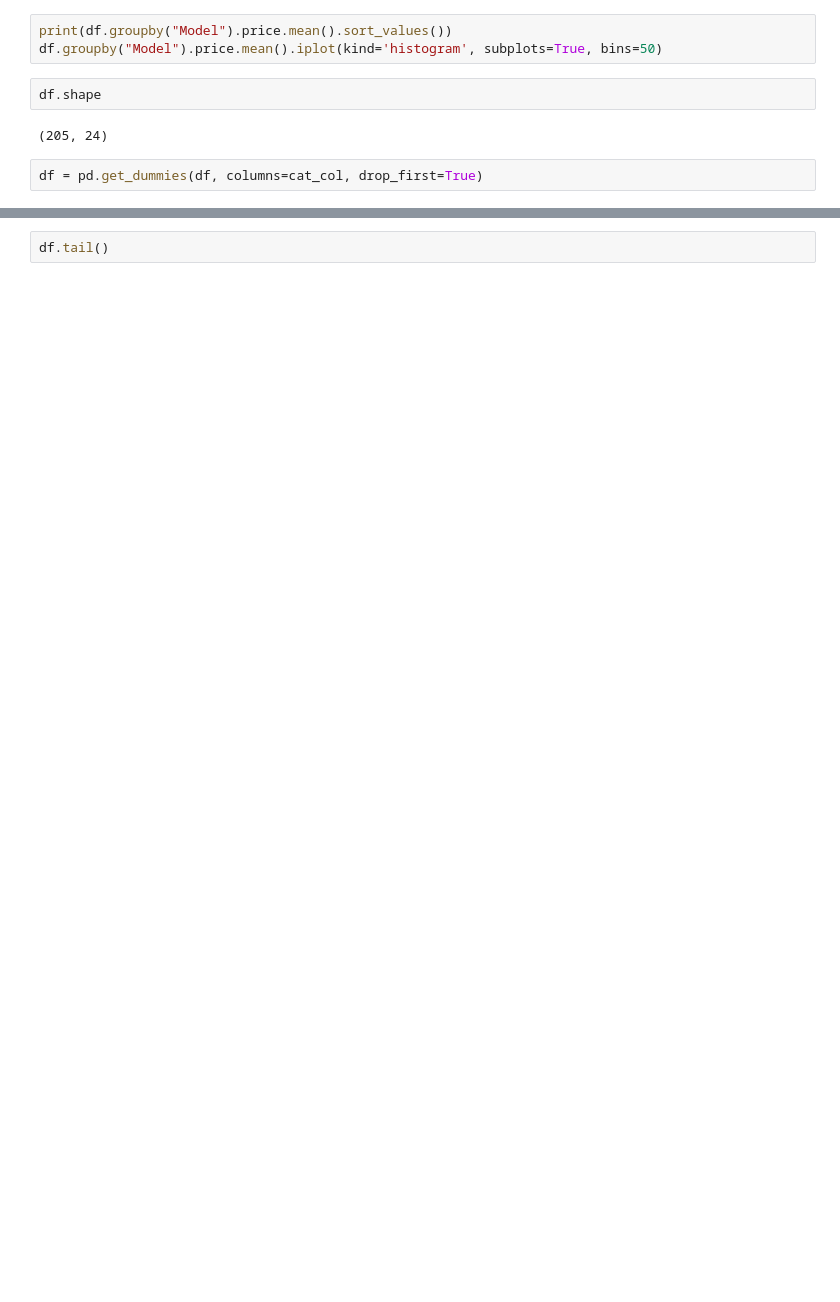
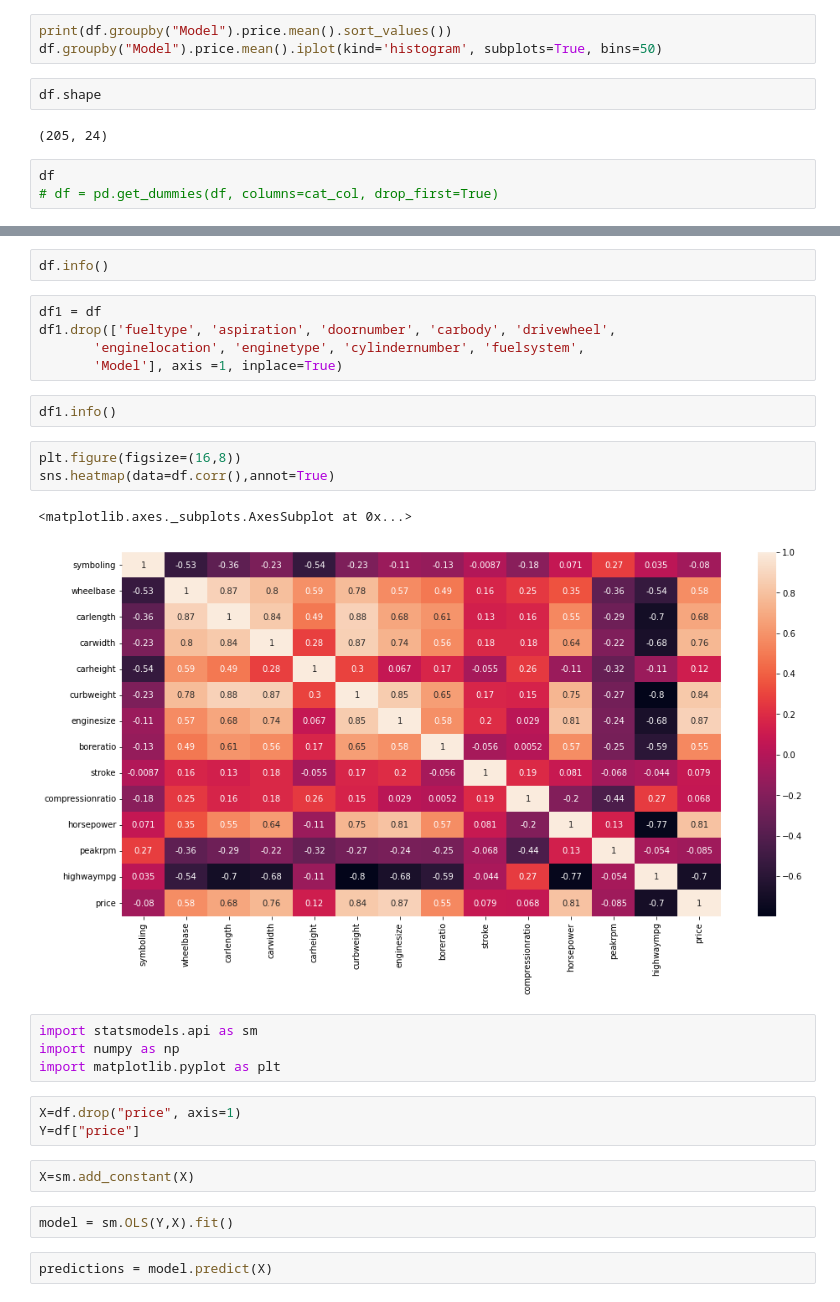
Before and after one commit to afzal34sl/Data-Science, a Jupyter notebook: StatsModel_CarPrice_Assignment.ipynb, the cells around one changed output, grey strips where cells are left out. Saved outputs shown, nothing was run; the diff lists cells and outputs as text; blank space fills up the shorter version.

```diff
--- a/StatsModel_CarPrice_Assignment.ipynb
+++ b/StatsModel_CarPrice_Assignment.ipynb
@@ -139,4 +142,5 @@ df.shape
 # %% [output]
 (205, 24)
 # %%
-df = pd.get_dummies(df, columns=cat_col, drop_first=True)
+df
+# df = pd.get_dummies(df, columns=cat_col, drop_first=True)
@@ -143,2 +161,28 @@ df = pd.get_dummies(df, columns=cat_col, drop_first=True)
 # %%
-df.tail()
+df.info()
+# %%
+df1 = df
+df1.drop(['fueltype', 'aspiration', 'doornumber', 'carbody', 'drivewheel',
+       'enginelocation', 'enginetype', 'cylindernumber', 'fuelsystem',
+       'Model'], axis =1, inplace=True)
+# %%
+df1.info()
+# %%
+plt.figure(figsize=(16,8))
+sns.heatmap(data=df.corr(),annot=True)
+# %% [output]
+<matplotlib.axes._subplots.AxesSubplot at 0x...>
+[figure, added]
+# %%
+import statsmodels.api as sm
+import numpy as np
+import matplotlib.pyplot as plt
+# %%
+X=df.drop("price", axis=1)
+Y=df["price"]
+# %%
+X=sm.add_constant(X)
+# %%
+model = sm.OLS(Y,X).fit()
+# %%
+predictions = model.predict(X)
```
Also changed, not shown: parts of 19 cells of this notebook.
